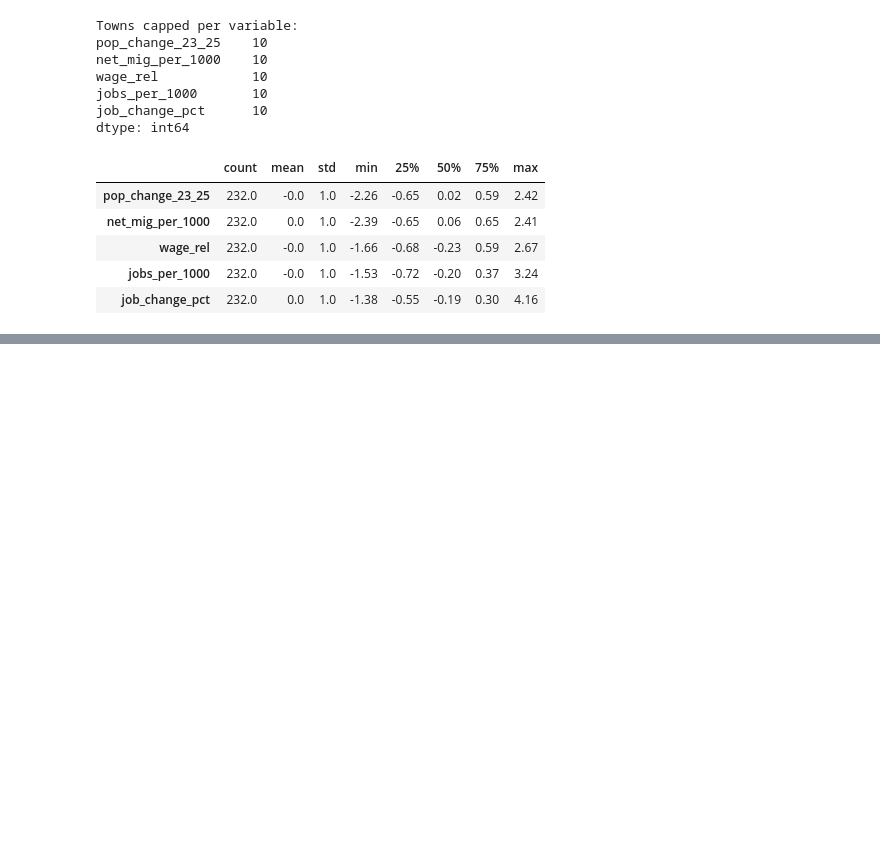
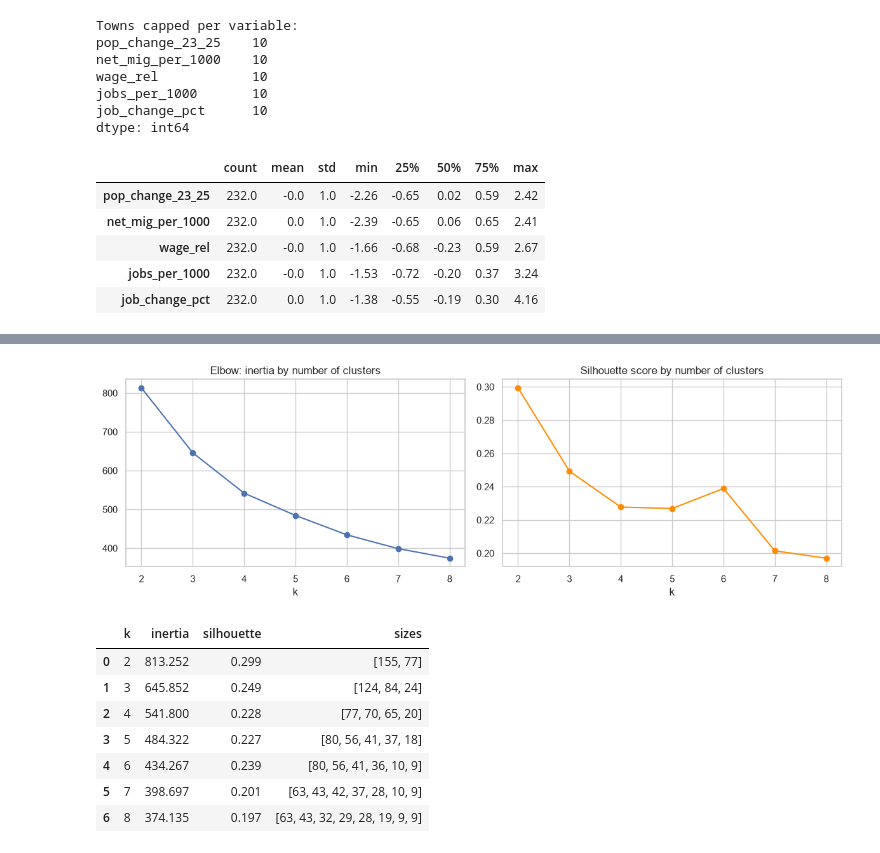
Before and after one commit to evelina-kalugina/-russian-monotowns-typology, a Jupyter notebook: notebooks/04_clustering.ipynb, the cells around one changed output, grey strips where cells are left out. Drawn from its saved outputs; the diff is of its cells as text; code cells hidden in the pictures; blank space fills up the shorter version.

```diff
--- a/notebooks/04_clustering.ipynb
+++ b/notebooks/04_clustering.ipynb
@@ -191,0 +201,30 @@ dtype: int64
+# %%
+results = []
+for k in range(2, 9):
+    km = KMeans(n_clusters=k, n_init=50, random_state=42).fit(X)
+    sizes = sorted(np.bincount(km.labels_), reverse=True)
+    results.append({"k": k, "inertia": km.inertia_,
+                    "silhouette": silhouette_score(X, km.labels_), "sizes": sizes})
+results = pd.DataFrame(results)
+
+fig, axes = plt.subplots(1, 2, figsize=(12, 4))
+axes[0].plot(results["k"], results["inertia"], marker="o")
+axes[0].set_title("Elbow: inertia by number of clusters")
+axes[1].plot(results["k"], results["silhouette"], marker="o", color="darkorange")
+axes[1].set_title("Silhouette score by number of clusters")
+for ax in axes:
+    ax.set_xlabel("k")
+plt.tight_layout()
+plt.show()
+
+results.round(3)
+# %% [output]
+[figure, added]
+|  | k | inertia | silhouette | sizes |
+| 0 | 2 | 813.252 | 0.299 | [155, 77] |
+| 1 | 3 | 645.852 | 0.249 | [124, 84, 24] |
+| 2 | 4 | 541.800 | 0.228 | [77, 70, 65, 20] |
+| 3 | 5 | 484.322 | 0.227 | [80, 56, 41, 37, 18] |
+| 4 | 6 | 434.267 | 0.239 | [80, 56, 41, 36, 10, 9] |
+| 5 | 7 | 398.697 | 0.201 | [63, 43, 42, 37, 28, 10, 9] |
+| 6 | 8 | 374.135 | 0.197 | [63, 43, 32, 29, 28, 19, 9, 9] |
```
Also changed, not shown: parts of 9 cells of this notebook.
